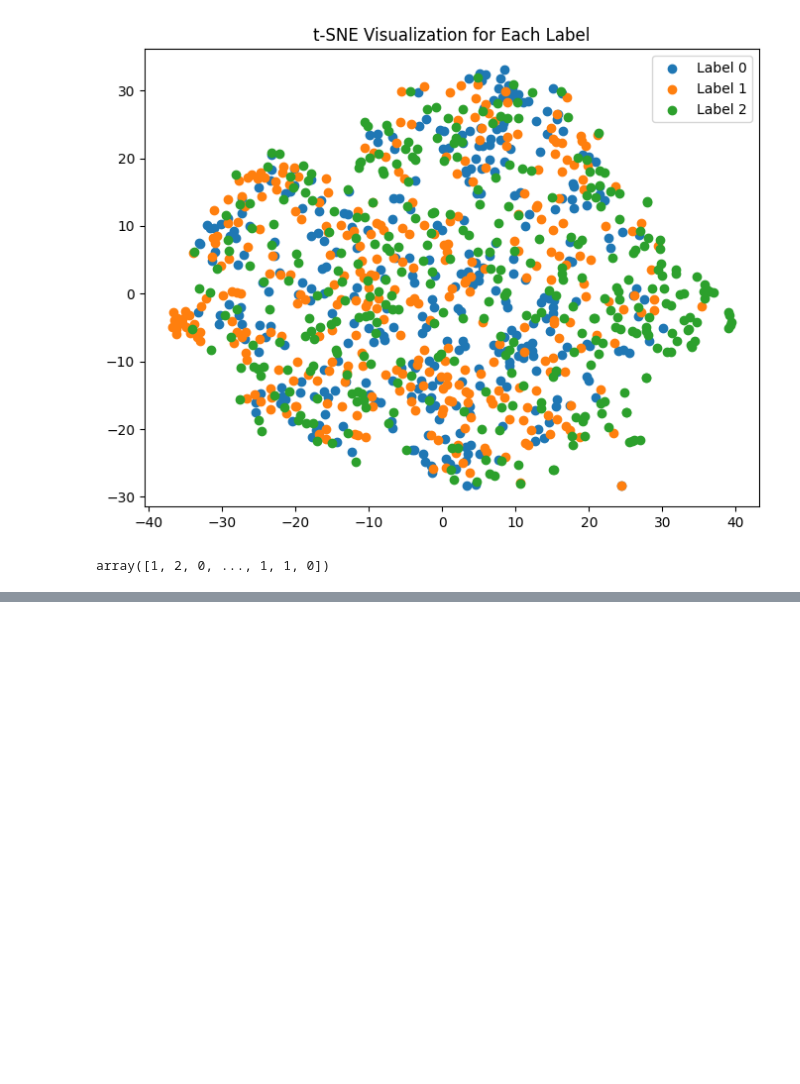
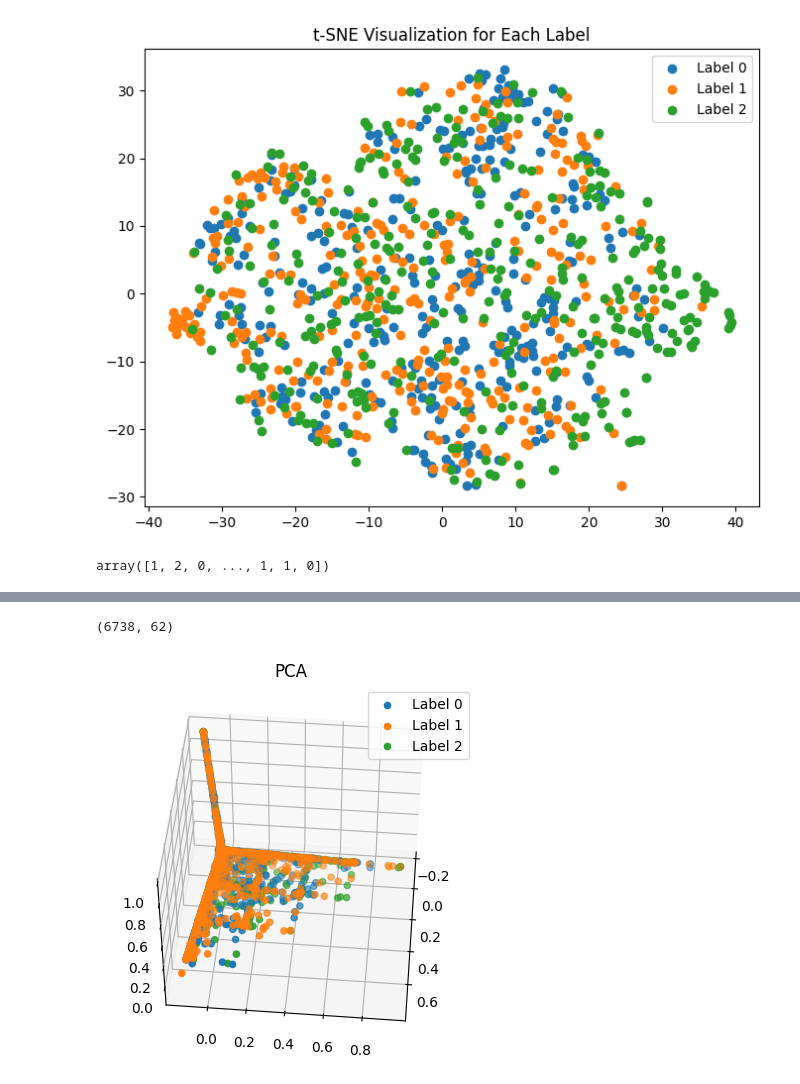
Before and after one commit to Anais-Y/restart, a Jupyter notebook: visualisation/cluster.ipynb, the cells around one changed output, grey strips where cells are left out. Cells and saved outputs as stored; diff of their text form; code cells hidden in the pictures; blank space fills up the shorter version.

```diff
--- a/visualisation/cluster.ipynb
+++ b/visualisation/cluster.ipynb
@@ -18,8 +18,8 @@ for label in range(3):
         degree = adj_matrix.mean(axis = 1)
         tsne.append(degree)
         t0_degree.append(degree[:62])
-        t1_degree.append(degree[62: 128])
-        t2_degree.append(degree[128:186])
+        t1_degree.append(degree[62: 124])
+        t2_degree.append(degree[124:186])
 
     data_t0 = np.array(t0_degree)
     data_t1 = np.array(t1_degree)
@@ -98,7 +98,7 @@ from sklearn.manifold import TSNE
 
 num_labels = 3
 labels = np.array([0] * 75 + [1] * 75 + [2] * 75)
-tsne_array = np.array(tsne)
+tsne_array = np.array(data_t0)
 print(tsne_array.shape)
 # tsne_1 = np.array(tsne_1)
 # tsne_2 = np.array(tsne_2)
@@ -165,0 +298,23 @@ array([1, 2, 0, ..., 1, 1, 0])
+# %%
+data_combined.shape
+# %% [output]
+(6738, 62)
+# %%
+from sklearn.decomposition import PCA
+pca = PCA(n_components=3)
+data_pca = pca.fit_transform(data_combined)
+labels = np.load("/data/Anaiis/garage/vis_data/6_20130712/labels0924.npy")
+labels = np.concatenate([labels, labels, labels,labels,labels,labels])
+
+fig = plt.figure()
+ax = fig.add_subplot(111, projection='3d')
+for label in np.unique(labels):
+    ax.scatter(data_pca[labels == label, 0], data_pca[labels == label, 1], data_pca[labels == label, 2],
+               label=f'Label {label}')
+
+ax.set_title('PCA')
+ax.view_init(elev=45, azim=5)
+ax.legend(loc='upper right')# plt.colorbar(scatter)
+plt.show()
+# %% [output]
+[figure, added]
```
Also changed, not shown: parts of 25 cells of this notebook, 21 other files.
